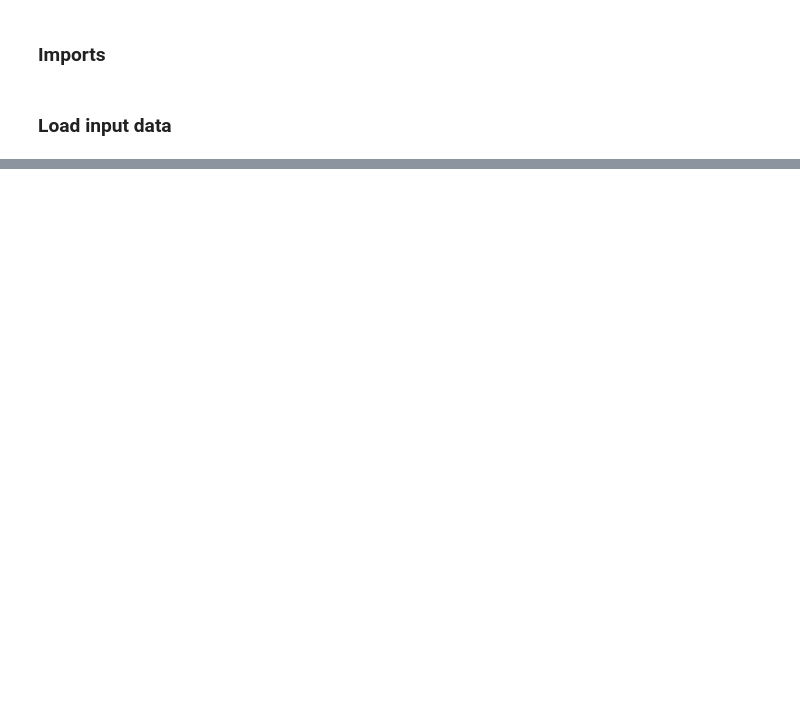
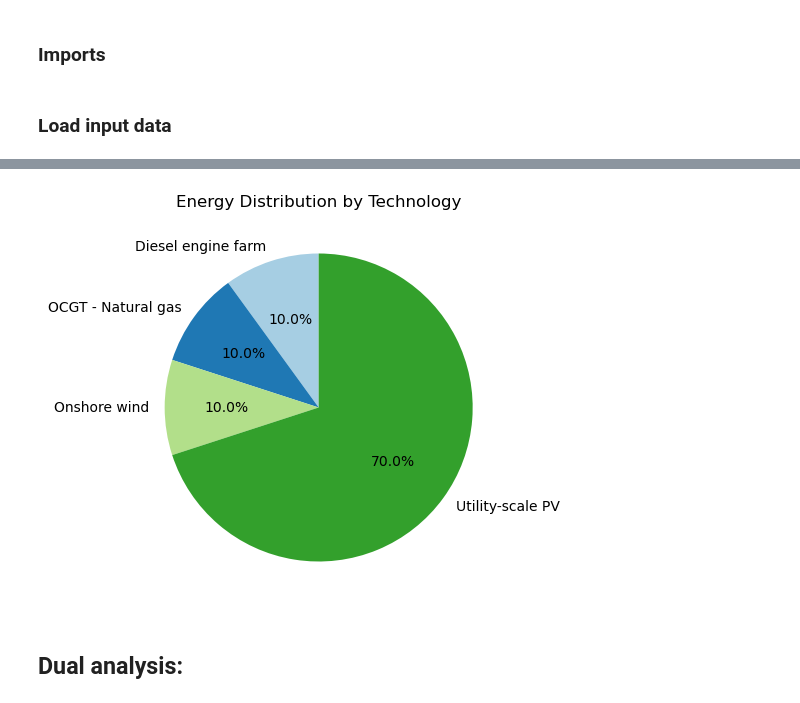
Before and after one commit to jnasw/46750_Assignment2, a Jupyter notebook: model_1.ipynb, the cells around one changed output, grey strips where cells are left out. Drawn from its saved outputs; the diff is of its cells as text; code cells hidden in the pictures; blank space fills up the shorter version.

```diff
--- a/model_1.ipynb
+++ b/model_1.ipynb
@@ -197,0 +248,19 @@ Gas turbine (simple cycle)
+# %%
+# Filter out technologies with zero energy produced
+contributing_technologies = [(tech, energy) for tech, energy in zip(tech_names, energy_produced_values) if energy > 0]
+
+# Prepare data for the pie chart
+techs = [tech for tech, _ in contributing_technologies]
+energy_produced = [energy for _, energy in contributing_technologies]
+
+# Plotting the pie chart
+plt.figure(figsize=(5, 5))
+plt.pie(energy_produced, labels=techs, autopct='%1.1f%%', startangle=90, colors=plt.cm.Paired.colors)
+plt.title('Energy Distribution by Technology')
+
+# Display the plot
+plt.show()
+# %% [output]
+[figure, added]
+# %% [markdown]
+## Dual analysis:
```
Also changed, not shown: parts of 20 cells of this notebook, 2 other files.
